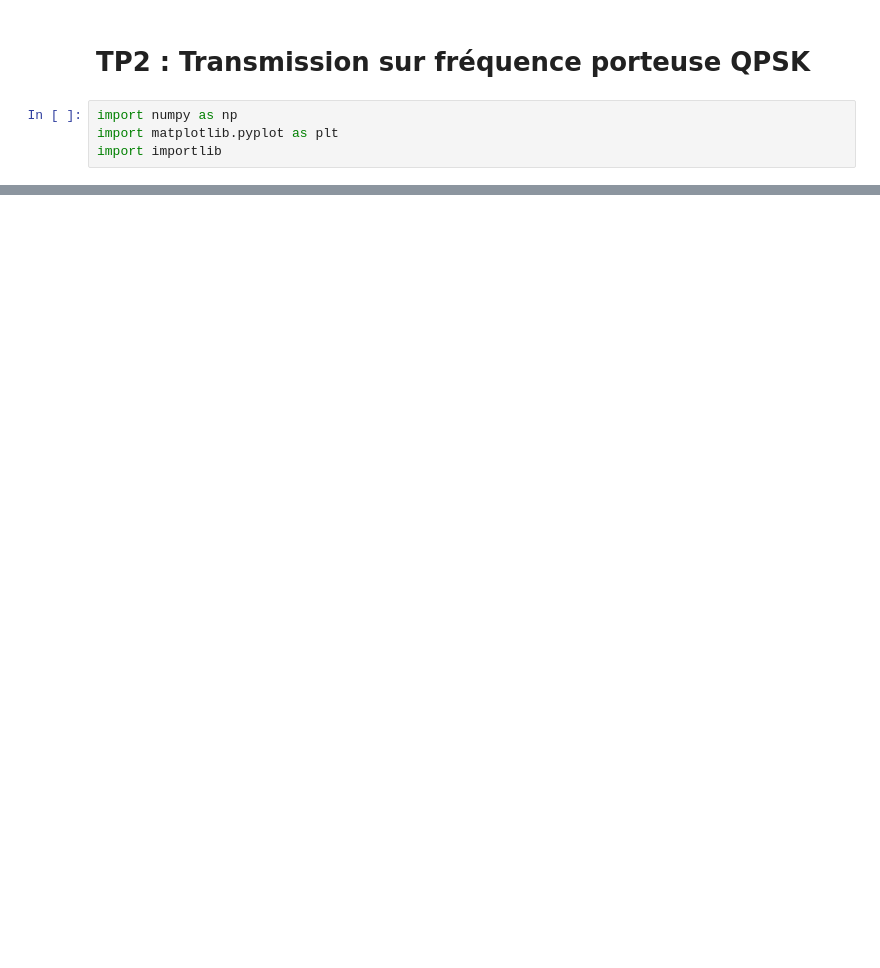
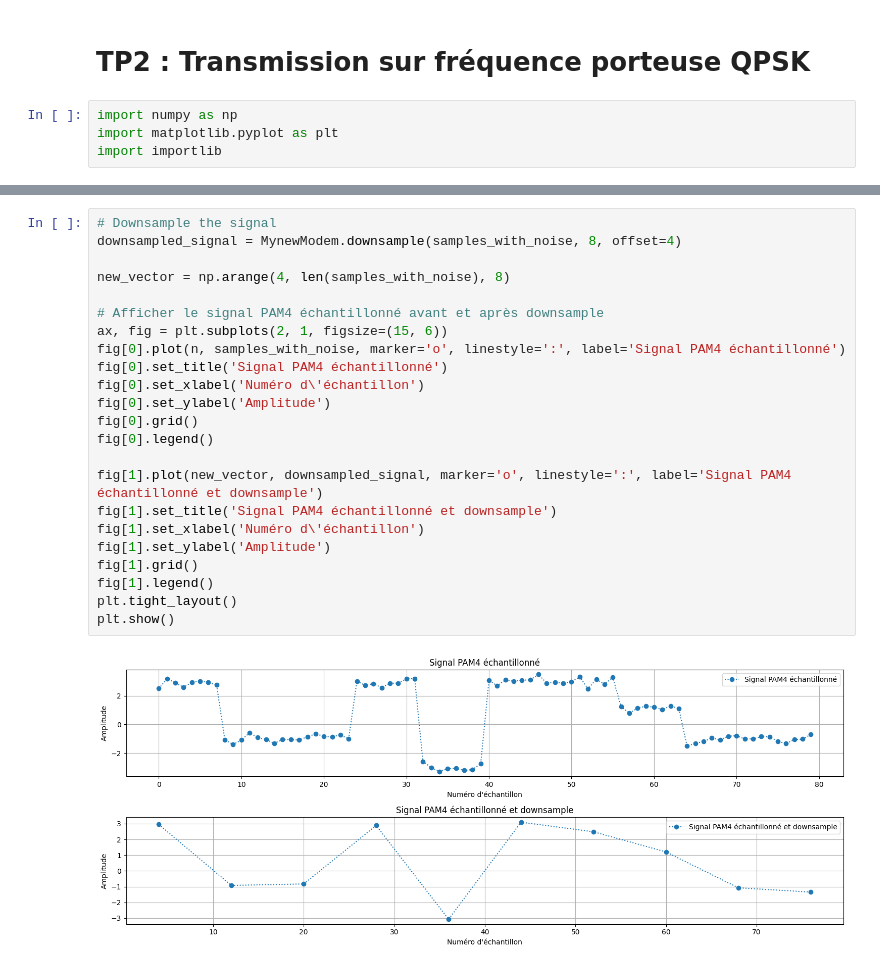
Before and after one commit to NergYR/TP_RT3R05, a Jupyter notebook: TP2_Transmission_sur_fréquence_porteuse_QPSK_LT.ipynb, the cells around one changed output, grey strips where cells are left out. Drawn from its saved outputs; the diff is of its cells as text; blank space fills up the shorter version.

```diff
--- a/TP2_Transmission_sur_fréquence_porteuse_QPSK_LT.ipynb
+++ b/TP2_Transmission_sur_fréquence_porteuse_QPSK_LT.ipynb
@@ -124,0 +119,25 @@ plt.show()
+# %%
+# Downsample the signal
+downsampled_signal = MynewModem.downsample(samples_with_noise, 8, offset=4)
+
+new_vector = np.arange(4, len(samples_with_noise), 8)
+
+# Afficher le signal PAM4 échantillonné avant et après downsample
+ax, fig = plt.subplots(2, 1, figsize=(15, 6))
+fig[0].plot(n, samples_with_noise, marker='o', linestyle=':', label='Signal PAM4 échantillonné')
+fig[0].set_title('Signal PAM4 échantillonné')
+fig[0].set_xlabel('Numéro d\'échantillon')
+fig[0].set_ylabel('Amplitude')
+fig[0].grid()
+fig[0].legend()
+
+fig[1].plot(new_vector, downsampled_signal, marker='o', linestyle=':', label='Signal PAM4 échantillonné et downsample')
+fig[1].set_title('Signal PAM4 échantillonné et downsample')
+fig[1].set_xlabel('Numéro d\'échantillon')
+fig[1].set_ylabel('Amplitude')
+fig[1].grid()
+fig[1].legend()
+plt.tight_layout()
+plt.show()
+# %% [output]
+[figure, added]
```
Also changed, not shown: parts of 8 cells of this notebook, 1 other file.
